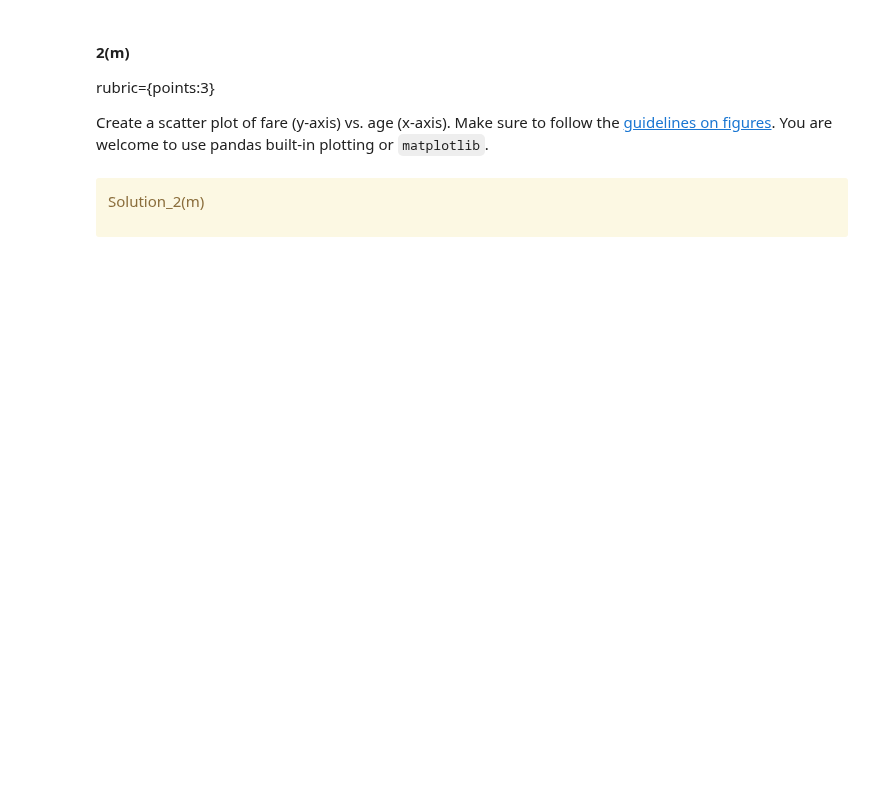
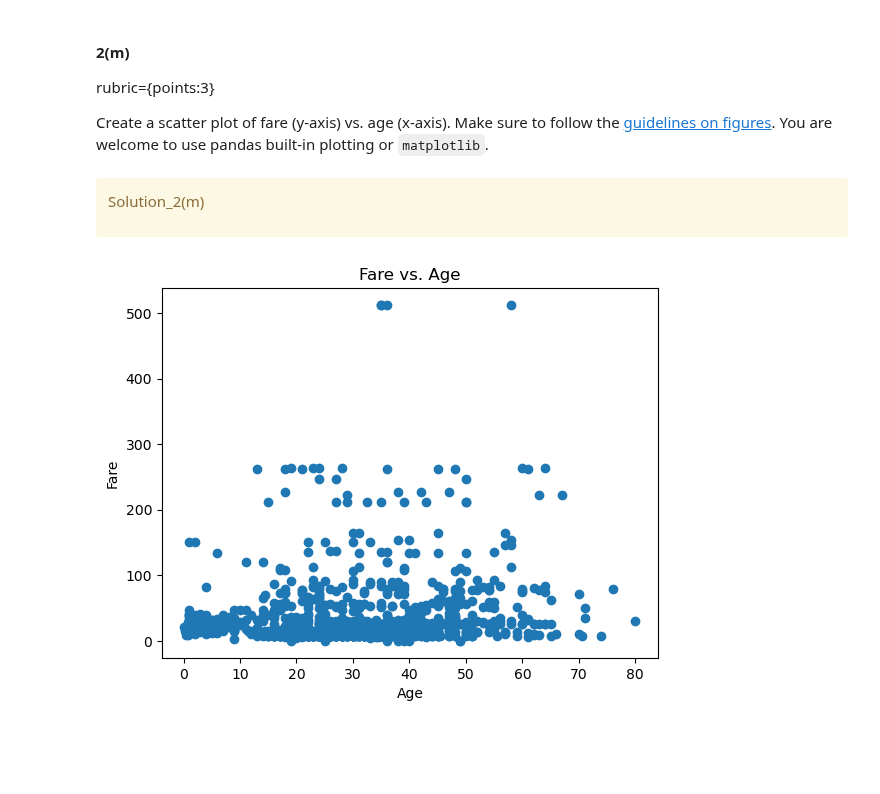
Before and after one commit to BradPeng/cpsc330-2023s, a Jupyter notebook: hw/hw1/hw1.ipynb, the cells around one changed output. Cells and saved outputs as stored; diff of their text form; code cells hidden in the pictures; blank space fills up the shorter version.

```diff
--- a/hw/hw1/hw1.ipynb
+++ b/hw/hw1/hw1.ipynb
@@ -123,0 +130,3 @@ titanic_df = None
+# %%
+titanic_df = pd.read_csv("data/titanic.csv")
+titanic_df
@@ -155,3 +180,7 @@ The column names `sibsp` and `parch` are not very descriptive. Use `df.rename()`
 Solution_2(b)
 
 </div>
+# %%
+# Code from: https://pandas.pydata.org/docs/reference/api/pandas.DataFrame.rename.html
+titanic_df.rename(columns={'sibsp': 'siblings_spouses', 'parch': 'parents_children'}, inplace=True)
+titanic_df
@@ -282,3 +389,6 @@ Sort the dataframe by fare paid (most to least).
 Solution_2(k)
 
 </div>
+# %%
+titanic_df.sort_values('fare', ascending=False, inplace=True)
+titanic_df
@@ -308,6 +444,14 @@ Create a scatter plot of fare (y-axis) vs. age (x-axis). Make sure to follow the
 Solution_2(m)
 
 </div>
+# %%
+plt.scatter(titanic_df['age'], titanic_df['fare'])
+plt.xlabel('Age')
+plt.ylabel('Fare')
+plt.title('Fare vs. Age')
+plt.show()
+# %% [output]
+[figure, added]
 # %% [markdown]
 <br><br>
 # %% [markdown]
```
Also changed, not shown: parts of 19 cells of this notebook, 2 other files.
